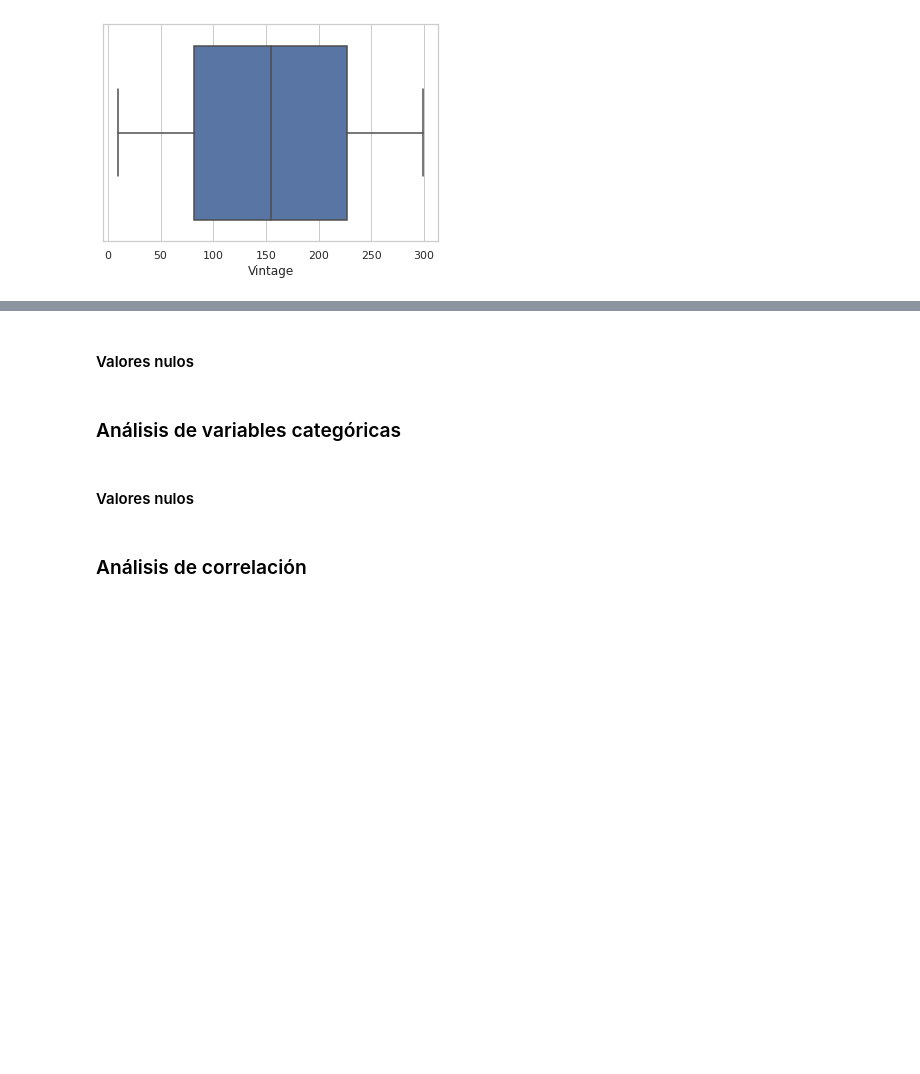
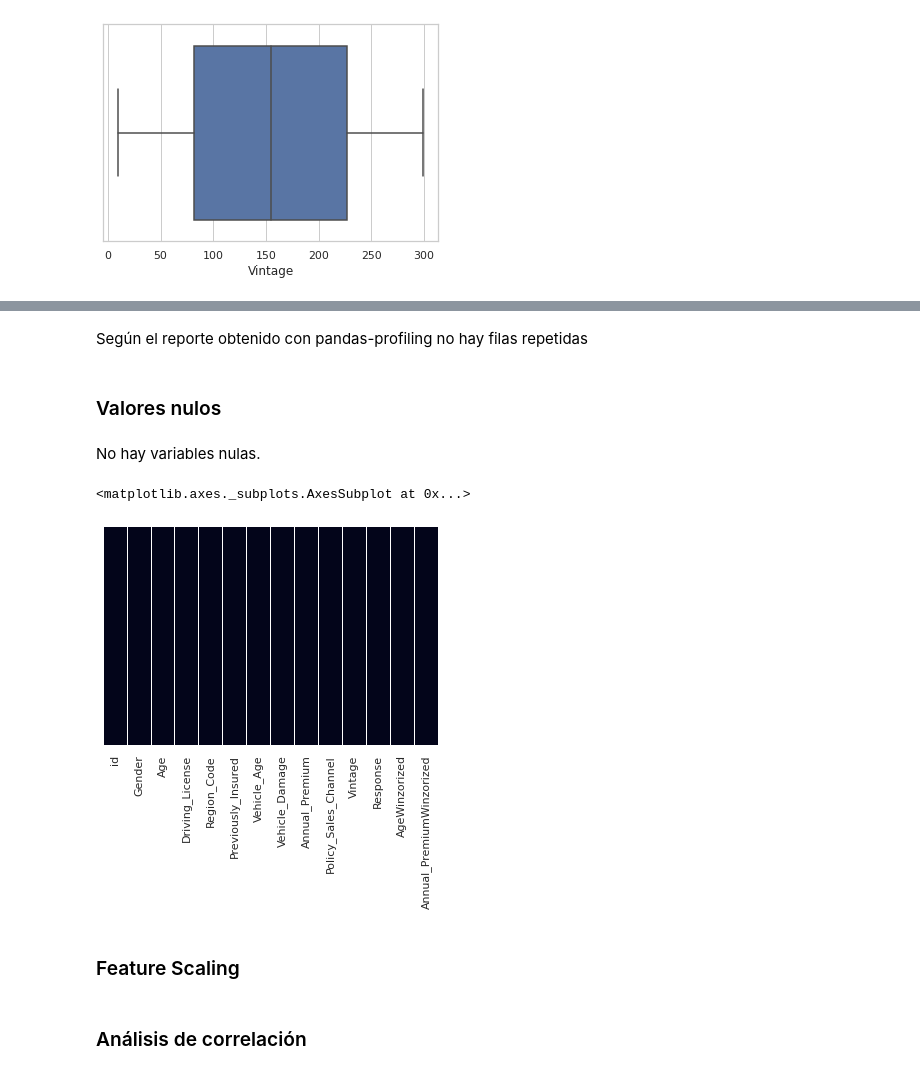
Before and after one commit to Ecaballero333/Obligatorio_ML, a Jupyter notebook: VallarinoIgnacio_CaballeroEduardo_Obligatorio_ML.ipynb, the cells around one changed output, grey strips where cells are left out. Saved outputs shown, nothing was run; the diff lists cells and outputs as text; code cells hidden in the pictures; blank space fills up the shorter version.

Commit message:
Codigo para variables nulas.

```diff
--- a/VallarinoIgnacio_CaballeroEduardo_Obligatorio_ML.ipynb
+++ b/VallarinoIgnacio_CaballeroEduardo_Obligatorio_ML.ipynb
@@ -149,9 +166,16 @@ Outliers de variable Vintage
+# %% [markdown]
+Según el reporte obtenido con pandas-profiling no hay filas repetidas
 # %% [markdown]
-#### Valores nulos
+### Valores nulos
-# %% [markdown]
-### Análisis de variables categóricas
-# %% [markdown]
-#### Valores nulos
+# %% [markdown]
+No hay variables nulas.
+# %%
+sns.heatmap(df.isnull(), cbar = False, yticklabels = False, xticklabels = True)
+# %% [output]
+<matplotlib.axes._subplots.AxesSubplot at 0x...>
+[figure, added]
+# %% [markdown]
+### Feature Scaling
 # %% [markdown]
 ### Análisis de correlación
 # %% [markdown]
```
Also changed, not shown: parts of 17 cells of this notebook.
